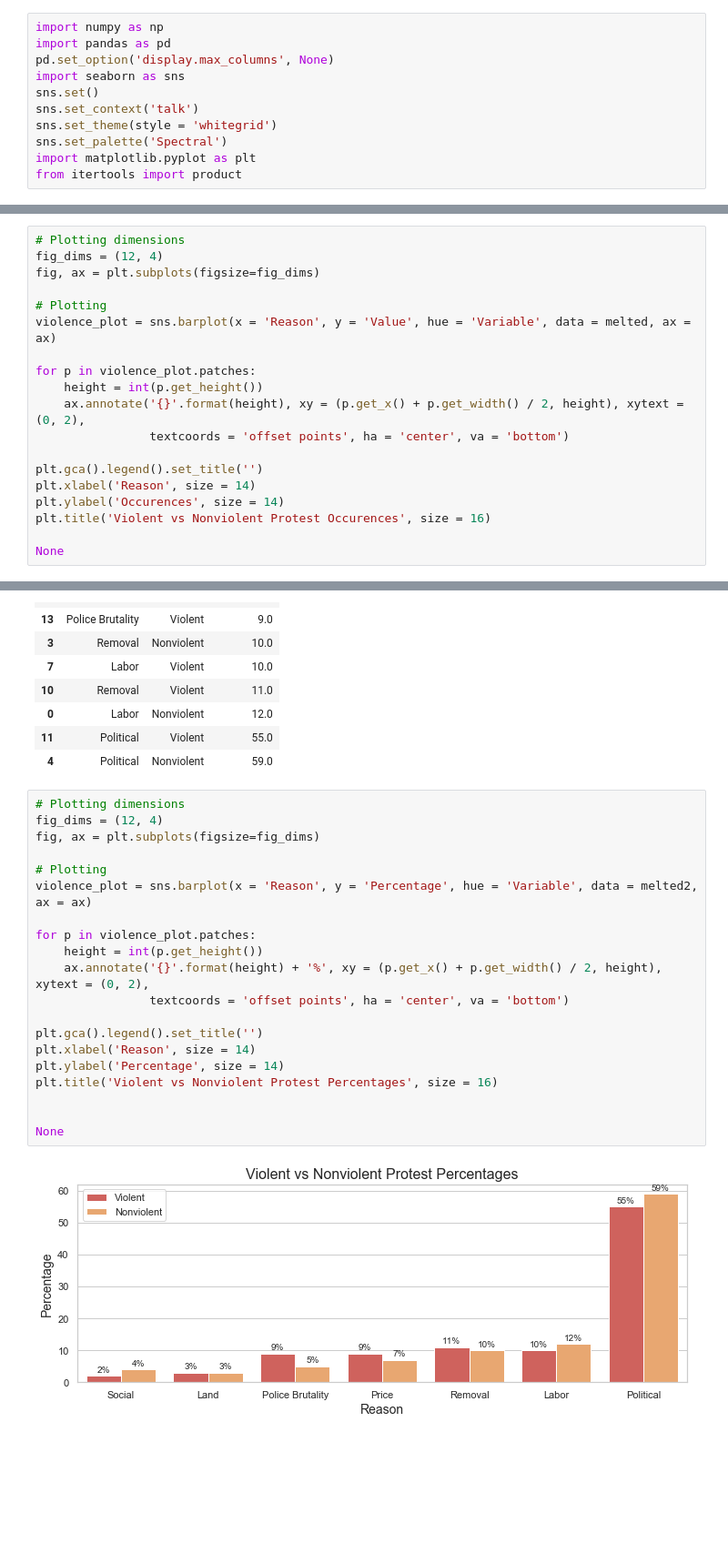
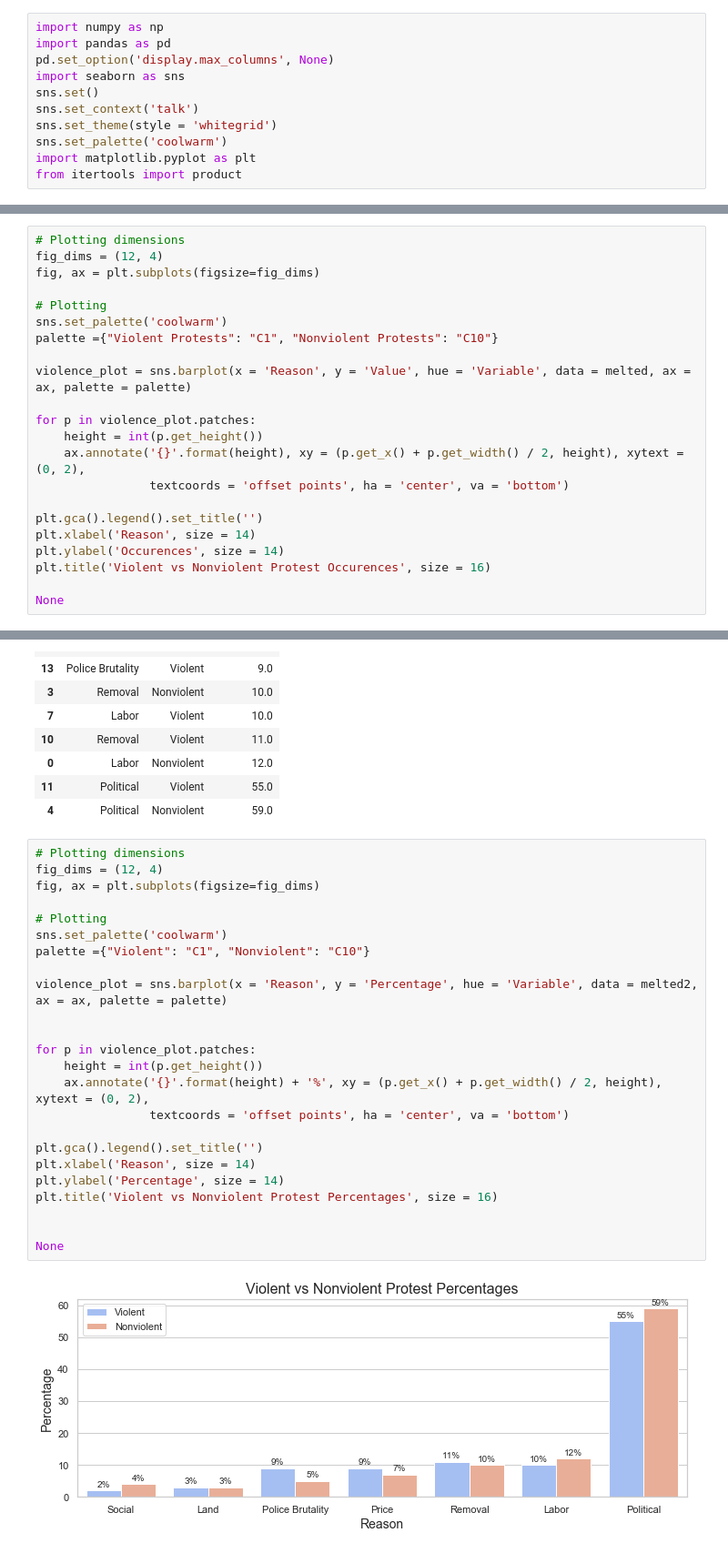
Before and after one commit to rainiwu/global-protests-analysis, a Jupyter notebook: Andrew.ipynb, the cells around one changed output, grey strips where cells are left out. Shown: that part at 91% size. Cells and saved outputs as stored; diff of their text form; blank space fills up the shorter version.

Commit message:
Fixed barplot colors

```diff
--- a/Andrew.ipynb
+++ b/Andrew.ipynb
@@ -6,7 +6,7 @@ import seaborn as sns
 sns.set()
 sns.set_context('talk')
 sns.set_theme(style = 'whitegrid')
-sns.set_palette('Spectral')
+sns.set_palette('coolwarm')
 import matplotlib.pyplot as plt
 from itertools import product
 # %%
@@ -107,7 +107,10 @@ fig_dims = (12, 4)
 fig, ax = plt.subplots(figsize=fig_dims)
 
 # Plotting
-violence_plot = sns.barplot(x = 'Reason', y = 'Value', hue = 'Variable', data = melted, ax = ax)
+sns.set_palette('coolwarm')
+palette ={"Violent Protests": "C1", "Nonviolent Protests": "C10"}
+
+violence_plot = sns.barplot(x = 'Reason', y = 'Value', hue = 'Variable', data = melted, ax = ax, palette = palette)
 
 for p in violence_plot.patches:
     height = int(p.get_height())
@@ -147,22 +150,26 @@ melted2
 # %%
 # Plotting dimensions
 fig_dims = (12, 4)
 fig, ax = plt.subplots(figsize=fig_dims)
 
 # Plotting
-violence_plot = sns.barplot(x = 'Reason', y = 'Percentage', hue = 'Variable', data = melted2, ax = ax)
+sns.set_palette('coolwarm')
+palette ={"Violent": "C1", "Nonviolent": "C10"}
+
+violence_plot = sns.barplot(x = 'Reason', y = 'Percentage', hue = 'Variable', data = melted2, ax = ax, palette = palette)
+
 
 for p in violence_plot.patches:
     height = int(p.get_height())
     ax.annotate('{}'.format(height) + '%', xy = (p.get_x() + p.get_width() / 2, height), xytext = (0, 2),
                 textcoords = 'offset points', ha = 'center', va = 'bottom')
 
 plt.gca().legend().set_title('')
 plt.xlabel('Reason', size = 14)
 plt.ylabel('Percentage', size = 14)
 plt.title('Violent vs Nonviolent Protest Percentages', size = 16)
 
 
 None
 # %% [output]
-[figure, old version]
+[figure, new version]
```
Also changed, not shown: parts of 1 cell of this notebook.
